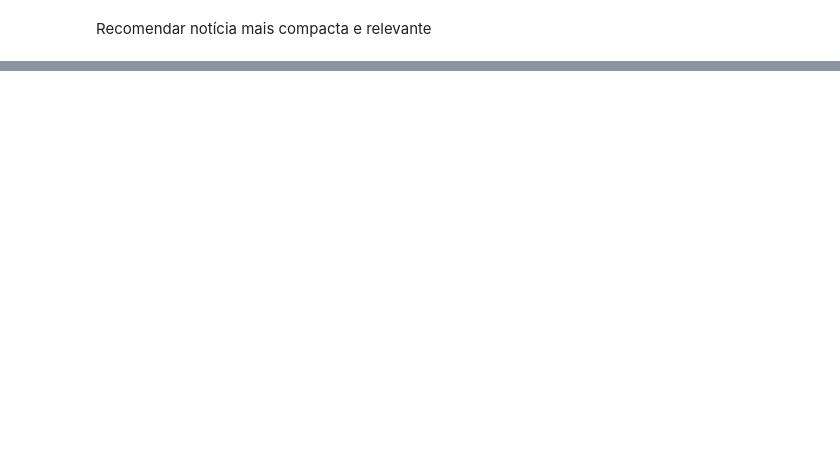
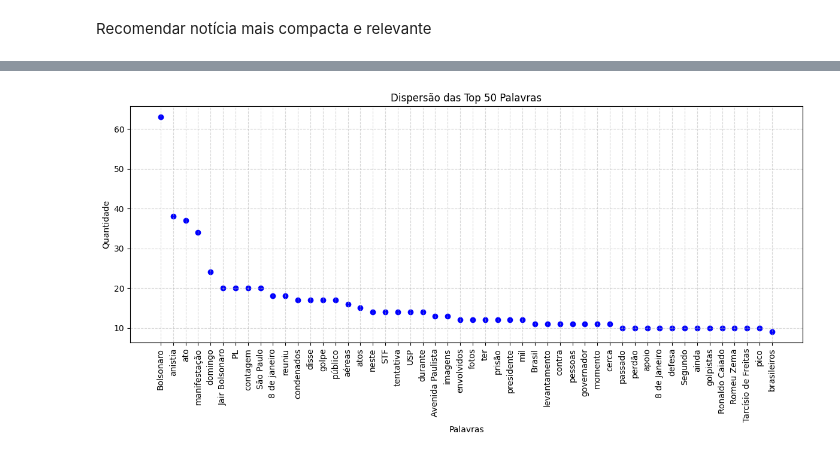
Before and after one commit to luiza-bolonha/Pre-Processing-ToR, a Jupyter notebook: main_news.ipynb, the cells around one changed output, grey strips where cells are left out. Saved outputs shown, nothing was run; the diff lists cells and outputs as text; code cells hidden in the pictures; blank space fills up the shorter version.

```diff
--- a/main_news.ipynb
+++ b/main_news.ipynb
@@ -161,0 +144,18 @@ URL: https://g1.globo.com/fantastico/noticia/2025/06/29/imagens-ineditas-revelam
+# %%
+#Nuvem de palavras
+
+import csv
+import os
+import importlib
+import utils.analize_tor as ator
+
+importlib.reload(ator)
+
+pasta_raking = "ranking_palavras"
+os.makedirs(pasta_raking, exist_ok=True)
+
+ranking = ator.ranking_words(pre_processing_result)
+file_ranking = os.path.join(pasta_raking, f"{file_name}_ranking_palavras.csv")
+with open(file_ranking, mode="w", newline="", encoding="utf-8") as arquivo_csv:
+    writer = csv.writer(arquivo_csv)
+    writer.writerows(ranking)
@@ -161,0 +184,12 @@ URL: https://g1.globo.com/fantastico/noticia/2025/06/29/imagens-ineditas-revelam
+# %%
+# Gráfico de frequência
+
+import pandas as pd
+import utils.other_visualizations as ovi
+
+importlib.reload(ovi)
+
+df = pd.read_csv(file_ranking, names=['palavra', 'quantidade'])
+ovi.scartter_plot_from_ranking(df)
+# %% [output]
+[figure, added]
```
Also changed, not shown: parts of 9 cells of this notebook, 5 other files.
